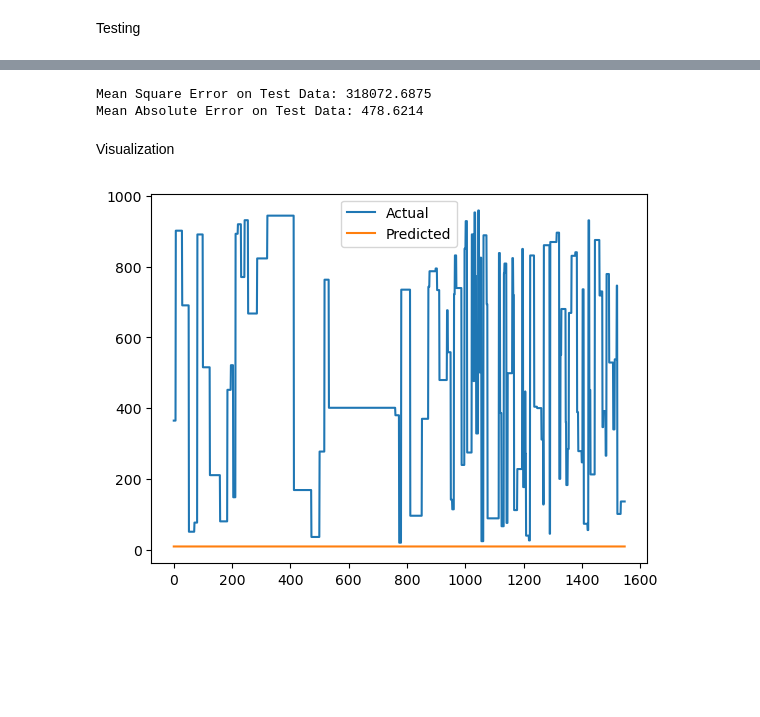
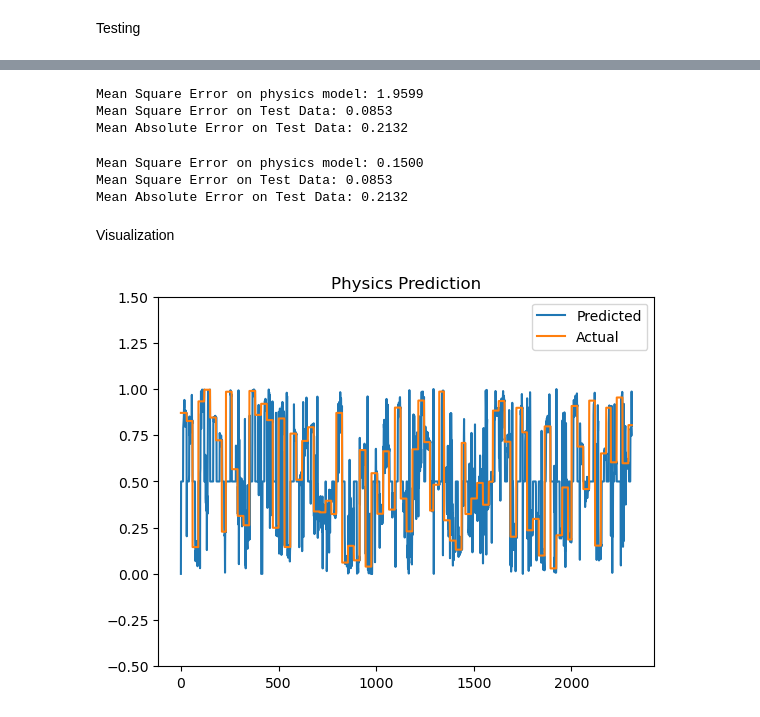
Before and after one commit to ryan-barry-99/air-hockey-robot, a Jupyter notebook: Prediction/Train_LSTM.ipynb, the cells around one changed output, grey strips where cells are left out. Cells and saved outputs as stored; diff of their text form; code cells hidden in the pictures; blank space fills up the shorter version.

```diff
--- a/Prediction/Train_LSTM.ipynb
+++ b/Prediction/Train_LSTM.ipynb
@@ -14,31 +16,44 @@ import matplotlib.pyplot as plt
 # %% [markdown]
 Hyperparameters
 # %%
-input_size = 3  # Number of input features
+input_size = 2  # Number of input features
 hidden_size = 50  # Number of LSTM units
 output_size = 1  # Number of output features
 num_layers = 2  # Number of LSTM layers
-num_epochs = 100
+
+num_epochs = 500
 learning_rate = 0.001
 sequence_length = 10
 batch_size = 32
+dropout= 0.3
+weight_decay = 1e-5  # Adjust this value
 
-directional = True # will only train on pucks moving in the correct direction
+#dataset control
+left_only=False
+no_negative = False
+max_length_on = True
+max_length = 25
 # %% [markdown]
 Dataset
 # %%
 def create_sequences(x, y, seq_length):
     x = torch.tensor(x, dtype=torch.float32)
     y = torch.tensor(y, dtype=torch.float32)
-    y = torch.mul(y,1000)
+    x = torch.mul(x,1)
+    y = torch.mul(y,1)
     sequences = []
     labels = []
 
     for i in range(len(x) - seq_length):
-        if x[i+seq_length][2] != -1: # if direction != left
+        if left_only and x[i+seq_length][2] != -1: # if direction != left
+            continue
+        if no_negative and x[i+seq_length][0] < 0: # if past goal
+            continue
+        if max_length_on and x[i+seq_length][3] >= max_length: # 30 frames from crossing goal
             continue
 
         seq = x[i:i+seq_length]
+        seq = seq[:,[0,1]] # Puck_cen_X, Puck_cen_Y
         label = y[i+seq_length]
         sequences.append(seq)
         labels.append(label)
@@ -49,11 +75,16 @@ Data Loader
 # %%
-df = pd.read_csv("Data/cleaned_data.csv")
-X = df[["Puck_cen_X","Puck_cen_Y","direction"]].values # values between 2 and -1
+#df = pd.read_csv("Data/cleaned_data.csv")
+df = pd.read_csv("Data/Combined_numerated.csv")
+
+X = df[["Puck_cen_X","Puck_cen_Y","direction", "Count"]].values # values between 2 and -1
 Y = df[["Cross_Left"]].values
 #Y = df["Cross_right"].values
 
 # Split the data into training and testing sets
-X_train, X_test, y_train, y_test = train_test_split(X, Y, test_size=0.2, shuffle=False)
+#X_train, X_test, y_train, y_test = train_test_split(X, Y, test_size=0.4, shuffle=False)
+X_test, X_train, y_test, y_train = train_test_split(X, Y, test_size=0.8, shuffle=False)
+X_val, X_test, y_val, y_test = train_test_split(X_test, y_test, test_size=0.95, shuffle=False)
 
 train_sequences, train_labels = create_sequences(X_train, y_train, sequence_length)
+val_sequences, val_labels = create_sequences(X_val, y_val, sequence_length)
 test_sequences, test_labels = create_sequences(X_test, y_test, sequence_length)
@@ -60,3 +156,8 @@ test_sequences, test_labels = create_sequences(X_test, y_test, sequence_length)
+# %%
+phys_pred = physics_prediction(test_sequences)
+phys_pred_t = torch.from_numpy(phys_pred)
+criterion = nn.MSELoss()
+physics_loss = criterion(phys_pred_t, test_labels)
 # %% [markdown]
 LSTM Model
 # %%
@@ -107,22 +263,34 @@ Testing
+# %%
+#testing
+model.eval()
+mseLoss = nn.MSELoss()
+maeLoss = nn.L1Loss()
+with torch.no_grad():
+    test_sequences_GPU = test_sequences.to(device)
+    test_outputs = model(test_sequences_GPU)
+    test_labels_GPU = test_labels.to(device)
+    mse = mseLoss(test_outputs, test_labels_GPU)
+    mae = maeLoss(test_outputs, test_labels_GPU)
+# %% [output]
+Mean Square Error on physics model: 1.9599
+Mean Square Error on Test Data: 0.0853
+Mean Absolute Error on Test Data: 0.2132
 # %%
-model.eval()
-mseLoss = nn.MSELoss()
-maeLoss = nn.L1Loss()
-with torch.no_grad():
-    test_outputs = model(test_sequences)
-    mse = mseLoss(test_outputs, test_labels)
-    mae = maeLoss(test_outputs, test_labels)
-    print(f'Mean Square Error on Test Data: {mse.item():.4f}')
-    print(f'Mean Absolute Error on Test Data: {mae.item():.4f}')
+print(f'Mean Square Error on physics model: {physics_loss.item():.4f}')
+print(f'Mean Square Error on Test Data: {mse.item():.4f}')
+print(f'Mean Absolute Error on Test Data: {mae.item():.4f}')
 # %% [output]
-Mean Square Error on Test Data: 318072.6875
-Mean Absolute Error on Test Data: 478.6214
+Mean Square Error on physics model: 0.1500
+Mean Square Error on Test Data: 0.0853
+Mean Absolute Error on Test Data: 0.2132
 # %% [markdown]
 Visualization
 # %%
+plt.plot(phys_pred, label='Predicted')
 plt.plot(test_labels.numpy(), label='Actual')
-plt.plot(test_outputs.numpy(), label='Predicted')
+plt.title("Physics Prediction")
+plt.ylim(-0.5, 1.5)
 plt.legend()
 plt.show()
 # %% [output]
-[figure, old version]
+[figure, new version]
```
Also changed, not shown: parts of 17 cells of this notebook, 11 other files.
